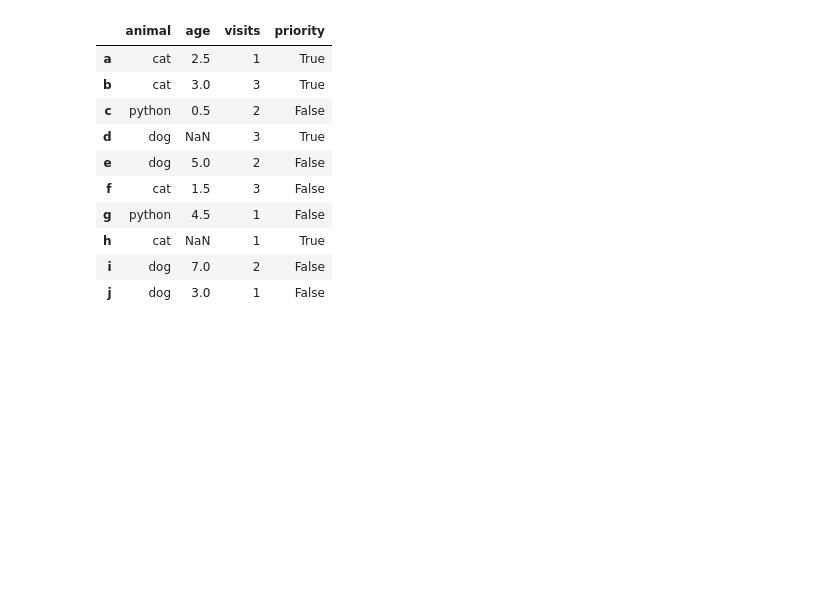
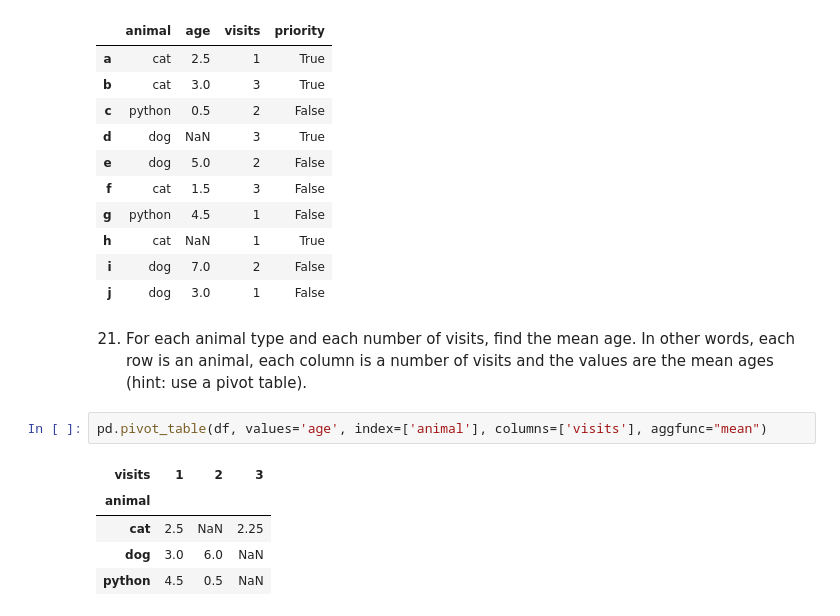
Before and after one commit to voknerog/pandas_numpy_matplotlib, a Jupyter notebook: pandas_excercises.ipynb, the cells around one changed output. Saved outputs shown, nothing was run; the diff lists cells and outputs as text; blank space fills up the shorter version.

```diff
--- a/pandas_excercises.ipynb
+++ b/pandas_excercises.ipynb
@@ -215,3 +215,13 @@ df
 | h | cat | NaN | 1 | True |
 | i | dog | 7.0 | 2 | False |
 | j | dog | 3.0 | 1 | False |
+# %% [markdown]
+21. For each animal type and each number of visits, find the mean age. In other words, each row is an animal, each column is a number of visits and the values are the mean ages (hint: use a pivot table).
+# %%
+pd.pivot_table(df, values='age', index=['animal'], columns=['visits'], aggfunc="mean")
+# %% [output]
+| visits | 1 | 2 | 3 |
+| animal |  |  |  |
+| cat | 2.5 | NaN | 2.25 |
+| dog | 3.0 | 6.0 | NaN |
+| python | 4.5 | 0.5 | NaN |
```
Also changed, not shown: parts of 4 cells of this notebook.
